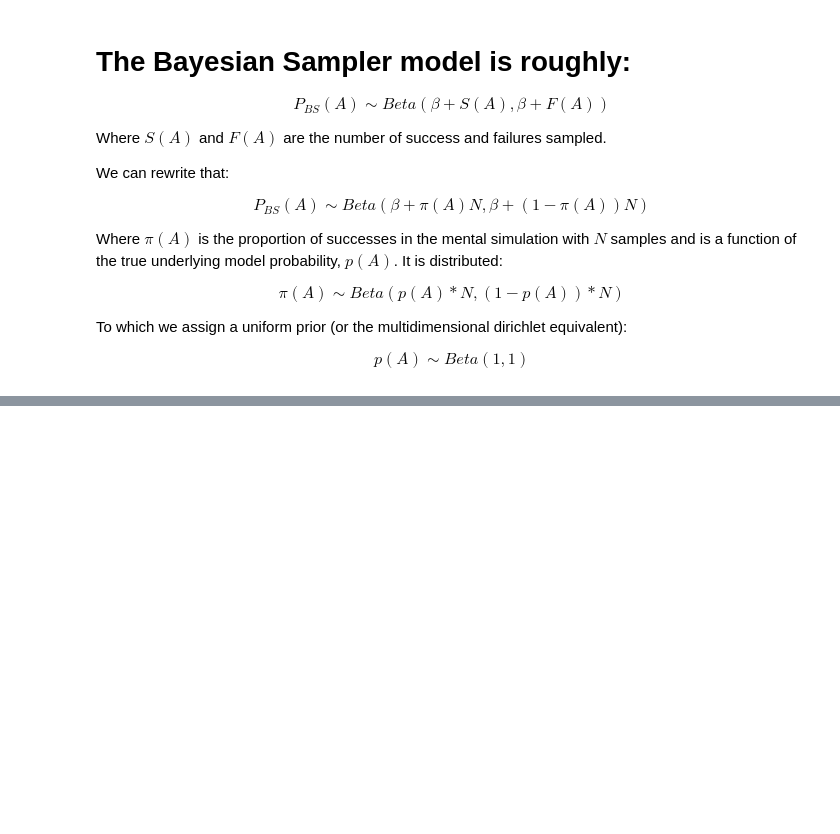
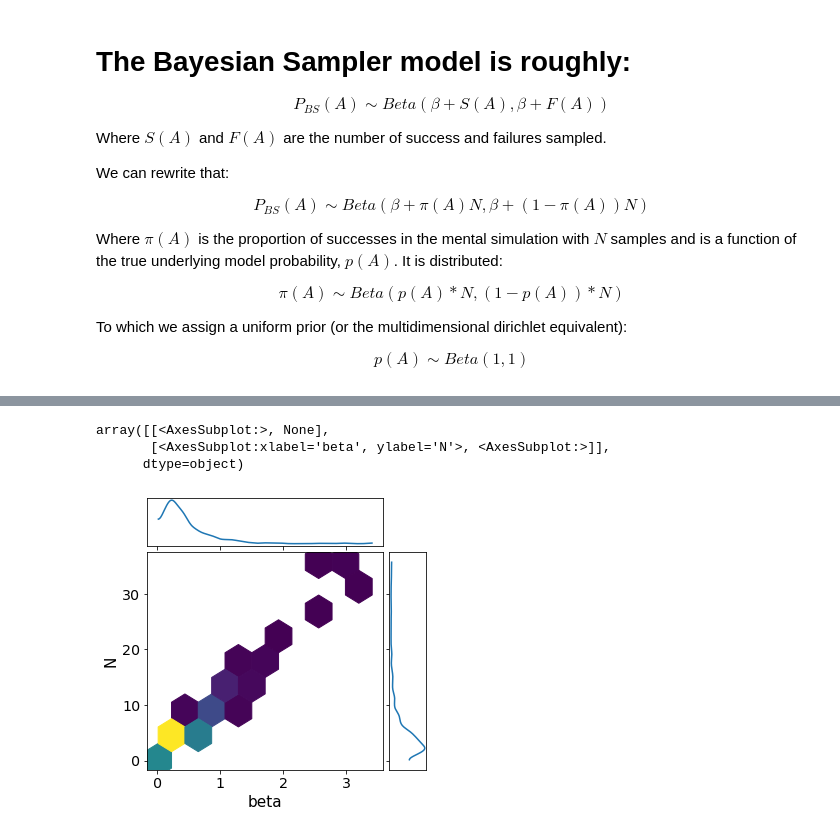
Before and after one commit to derekpowell/bayesian-sampler, a Jupyter notebook: bayes-sampler-nb.ipynb, the cells around one changed output, grey strips where cells are left out. Cells and saved outputs as stored; diff of their text form; code cells hidden in the pictures; blank space fills up the shorter version.

```diff
--- a/bayes-sampler-nb.ipynb
+++ b/bayes-sampler-nb.ipynb
@@ -295,0 +230,14 @@ tensor([0.1979, 0.0612, 0.4918, 0.2491])
+# %%
+az.plot_pair(
+    data,
+    var_names=["beta","N"],
+#     coords={"school": ["Choate", "Phillips Andover"]},
+    kind="hexbin",
+    marginals=True,
+    figsize=(5, 5),
+)
+# %% [output]
+array([[<AxesSubplot:>, None],
+       [<AxesSubplot:xlabel='beta', ylabel='N'>, <AxesSubplot:>]],
+      dtype=object)
+[figure, added]
```
Also changed, not shown: parts of 15 cells of this notebook, 1 other file.
